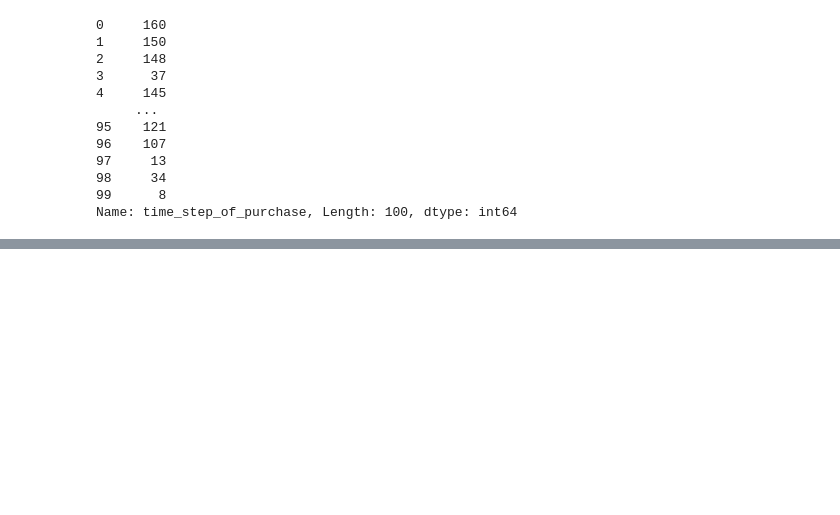
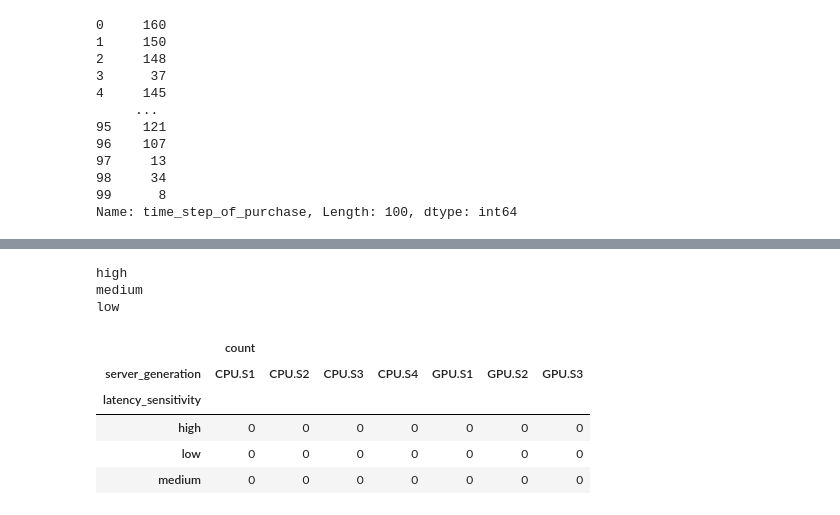
Before and after one commit to degendemolisher/Hackathon-Huawei-FiveGuys, a Jupyter notebook: analyse_data/tests.ipynb, the cells around one changed output, grey strips where cells are left out. Saved outputs shown, nothing was run; the diff lists cells and outputs as text; code cells hidden in the pictures; blank space fills up the shorter version.

```diff
--- a/analyse_data/tests.ipynb
+++ b/analyse_data/tests.ipynb
@@ -189,0 +1062,9 @@ Name: time_step_of_purchase, Length: 100, dtype: int64
+# %%
+for _, latency_demand in current_demand.iterrows():
+    print(latency_demand['latency_sensitivity'])
+    servers_needed = latency_demand.iloc[9:]
+    # servers_to_buy = np.maximum(0, servers_needed - )
+# %% [output]
+high
+medium
+low
@@ -189,0 +1115,19 @@ Name: time_step_of_purchase, Length: 100, dtype: int64
+# %%
+# Define all possible latency sensitivities and server generations
+all_latencies = ['low', 'medium', 'high']
+all_generations = ['CPU.S1', 'CPU.S2', 'CPU.S3', 'CPU.S4', 'GPU.S1', 'GPU.S2', 'GPU.S3']
+
+# Create a full grid of all combinations
+index = pd.MultiIndex.from_product([all_latencies, all_generations],
+                                    names=['latency_sensitivity', 'server_generation'])
+
+srv_counts = pd.DataFrame(0, index=index, columns=['count']).unstack(level='server_generation', fill_value=0)
+# %%
+srv_counts
+# %% [output]
+|  | count |  |  |  |  |  |  |
+| server_generation | CPU.S1 | CPU.S2 | CPU.S3 | CPU.S4 | GPU.S1 | GPU.S2 | GPU.S3 |
+| latency_sensitivity |  |  |  |  |  |  |  |
+| high | 0 | 0 | 0 | 0 | 0 | 0 | 0 |
+| low | 0 | 0 | 0 | 0 | 0 | 0 | 0 |
+| medium | 0 | 0 | 0 | 0 | 0 | 0 | 0 |
```
Also changed, not shown: parts of 19 cells of this notebook, 11 other files.
